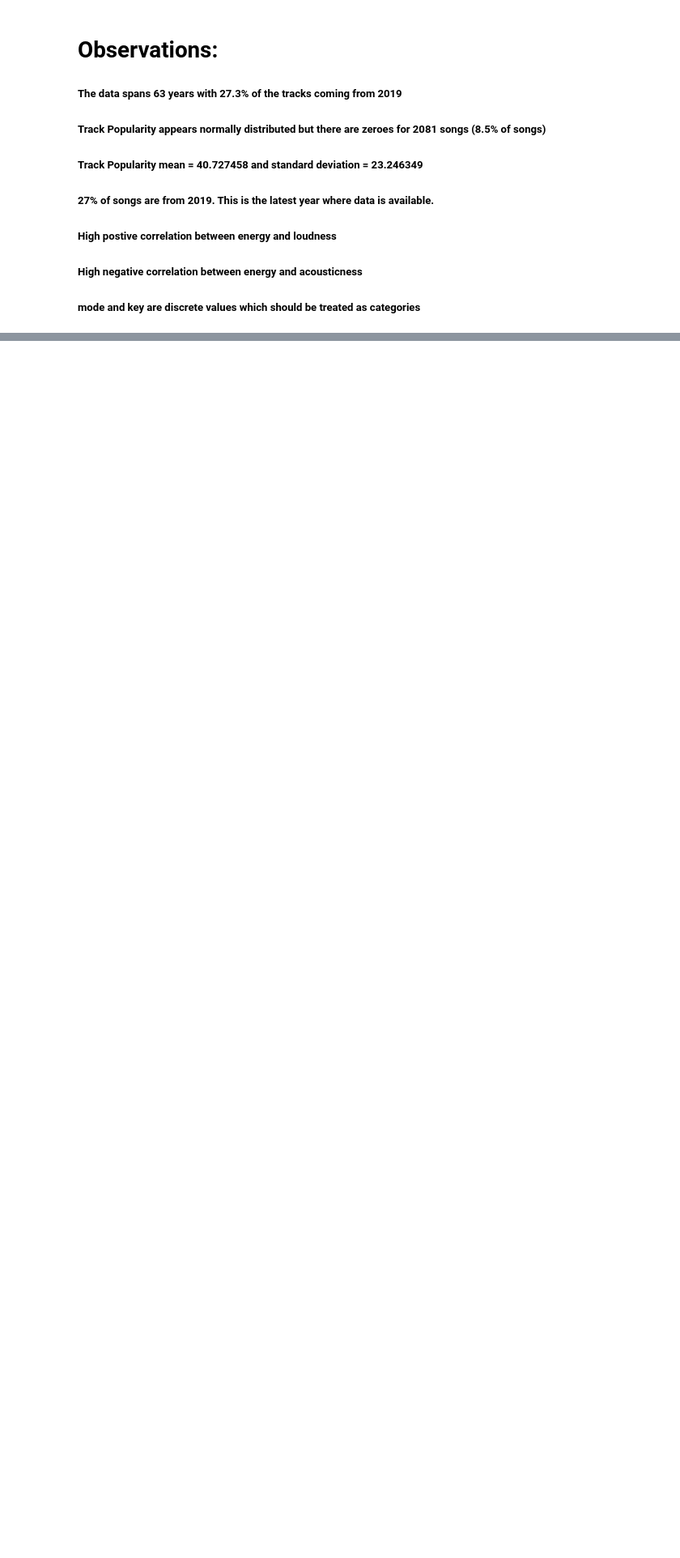
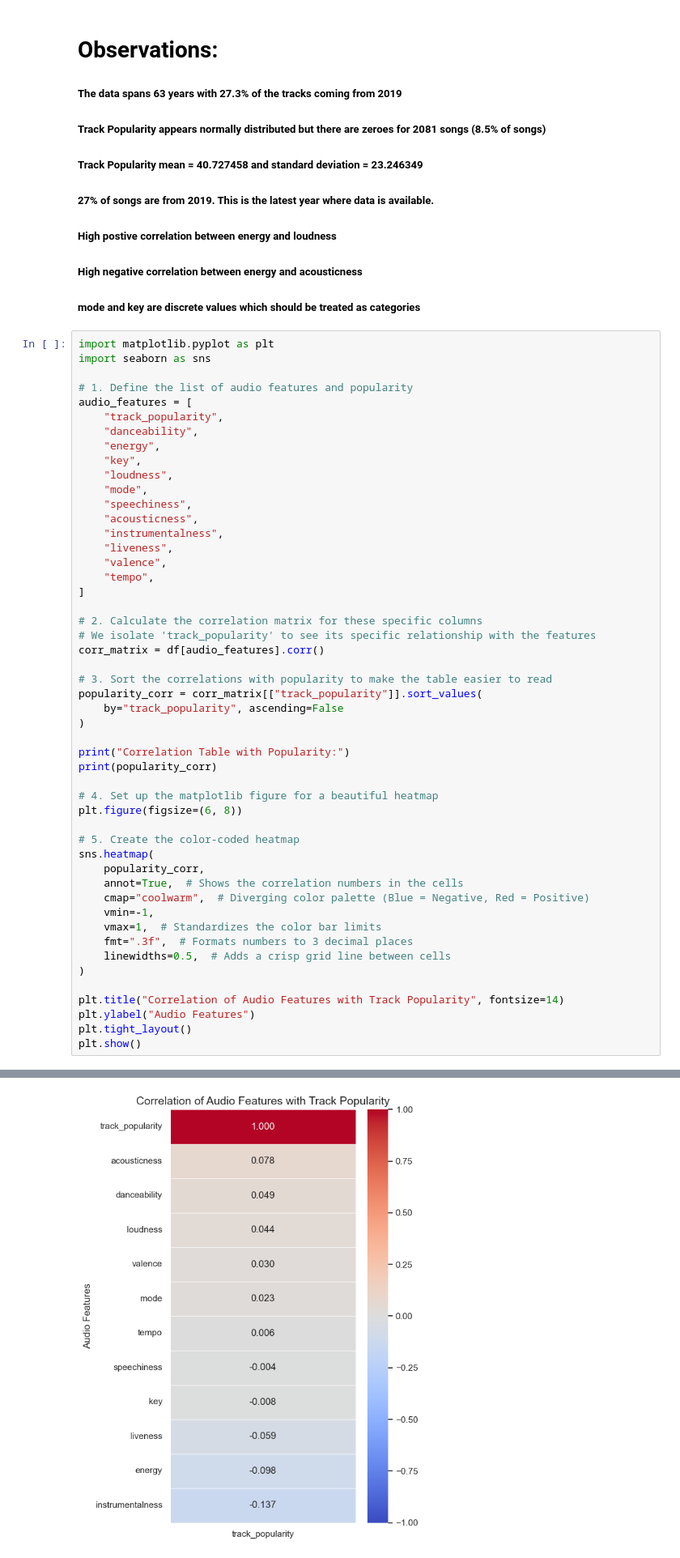
Before and after one commit to NiceCode123/CapstoneTwo, a Jupyter notebook: Notebooks/Spotify-2-eda.ipynb, the cells around one changed output, grey strips where cells are left out. Shown at 81% size. Saved outputs shown, nothing was run; the diff lists cells and outputs as text; blank space fills up the shorter version.

```diff
--- a/Notebooks/Spotify-2-eda.ipynb
+++ b/Notebooks/Spotify-2-eda.ipynb
@@ -79,3 +79,54 @@ profile.to_file("spotify ydata-profiling.html")
 ##### High postive correlation between energy and loudness
 ##### High negative correlation between energy and acousticness
 ##### mode and key are discrete values which should be treated as categories
+# %%
+import matplotlib.pyplot as plt
+import seaborn as sns
+
+# 1. Define the list of audio features and popularity
+audio_features = [
+    "track_popularity",
+    "danceability",
+    "energy",
+    "key",
+    "loudness",
+    "mode",
+    "speechiness",
+    "acousticness",
+    "instrumentalness",
+    "liveness",
+    "valence",
+    "tempo",
+]
+
+# 2. Calculate the correlation matrix for these specific columns
+# We isolate 'track_popularity' to see its specific relationship with the features
+corr_matrix = df[audio_features].corr()
+
+# 3. Sort the correlations with popularity to make the table easier to read
+popularity_corr = corr_matrix[["track_popularity"]].sort_values(
+    by="track_popularity", ascending=False
+)
+
+print("Correlation Table with Popularity:")
+print(popularity_corr)
+
+# 4. Set up the matplotlib figure for a beautiful heatmap
+plt.figure(figsize=(6, 8))
+
+# 5. Create the color-coded heatmap
+sns.heatmap(
+    popularity_corr,
+    annot=True,  # Shows the correlation numbers in the cells
+    cmap="coolwarm",  # Diverging color palette (Blue = Negative, Red = Positive)
+    vmin=-1,
+    vmax=1,  # Standardizes the color bar limits
+    fmt=".3f",  # Formats numbers to 3 decimal places
+    linewidths=0.5,  # Adds a crisp grid line between cells
+)
+
+plt.title("Correlation of Audio Features with Track Popularity", fontsize=14)
+plt.ylabel("Audio Features")
+plt.tight_layout()
+plt.show()
+# %% [output]
@@ -82,3 +147,4 @@ profile.to_file("spotify ydata-profiling.html")
+[figure, added]
 # %% [markdown]
 # Top Tracks
 #### There is only one track with popularity of 100: [Dance Monkey](https://youtu.be/q0hyYWKXF0Q?si=_QYZ9s0InbXCEuFk)
```
Also changed, not shown: parts of 1 cell of this notebook, 4 other files.
